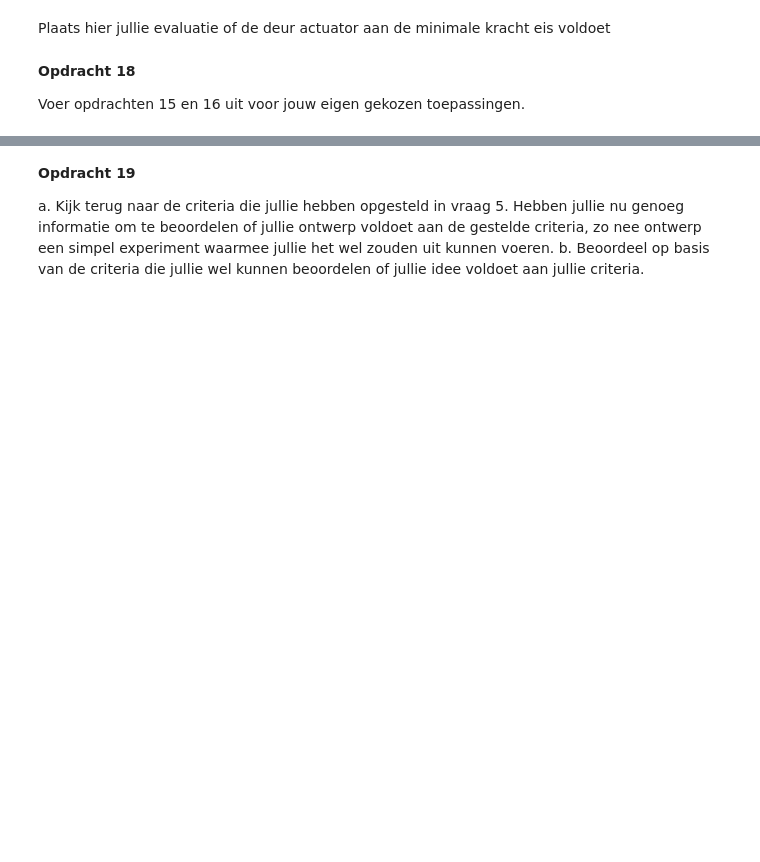
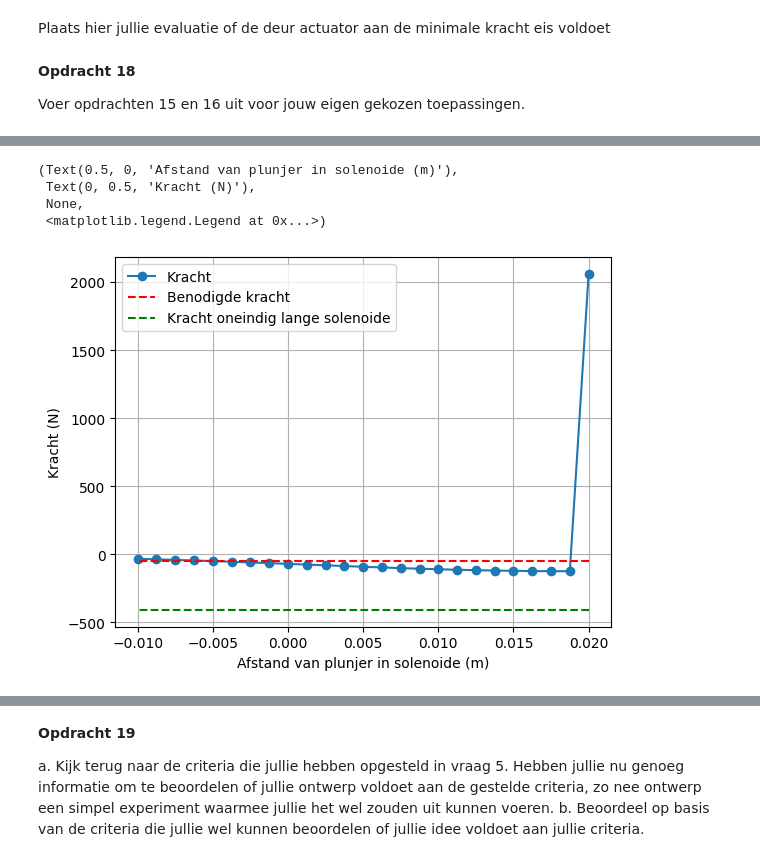
Before and after one commit to cs50202/opdrachten-DEF-D-, a Jupyter notebook: 2KrachtactuatorOpdracht/2KrachtactuatorOpdracht/KrachtactuatorOpdracht.ipynb, the cells around one changed output, grey strips where cells are left out. Cells and saved outputs as stored; diff of their text form; code cells hidden in the pictures; blank space fills up the shorter version.

```diff
--- a/2KrachtactuatorOpdracht/2KrachtactuatorOpdracht/KrachtactuatorOpdracht.ipynb
+++ b/2KrachtactuatorOpdracht/2KrachtactuatorOpdracht/KrachtactuatorOpdracht.ipynb
@@ -746,0 +894,16 @@ Voer opdrachten 15 en 16 uit voor jouw eigen gekozen toepassingen.
+# %%
+force_analytical = -mu_0*mu_r*np.pi*r_s**2*aantal_omwent**2*I**2/2/L_s**2 # Kracht uitrekenen numeriek
+force_numerical=np.diff(Wz, n=1, append=[0])/(z_ax[1] - z_ax[0]) # Kracht uitrekenen
+
+# Plotting the results
+plt.plot(L_s/2 - z_ax, np.flipud(force_numerical), '-o', label='Kracht')
+plt.plot(L_s/2 - z_ax, (-5*9.8)*np.ones(n_ax), '--r', label='Benodigde kracht')
+plt.plot(L_s/2 - z_ax, force_analytical*np.ones(n_ax), '--g', label='Kracht oneindig lange solenoide')
+plt.xlabel('Afstand van plunjer in solenoide (m)'), plt.ylabel('Kracht (N)'), plt.grid(), plt.legend()
+# plt.ylim([-200, 0])
+# %% [output]
+(Text(0.5, 0, 'Afstand van plunjer in solenoide (m)'),
+ Text(0, 0.5, 'Kracht (N)'),
+ None,
+ <matplotlib.legend.Legend at 0x...>)
+[figure, added]
```
Also changed, not shown: parts of 7 cells of this notebook.
